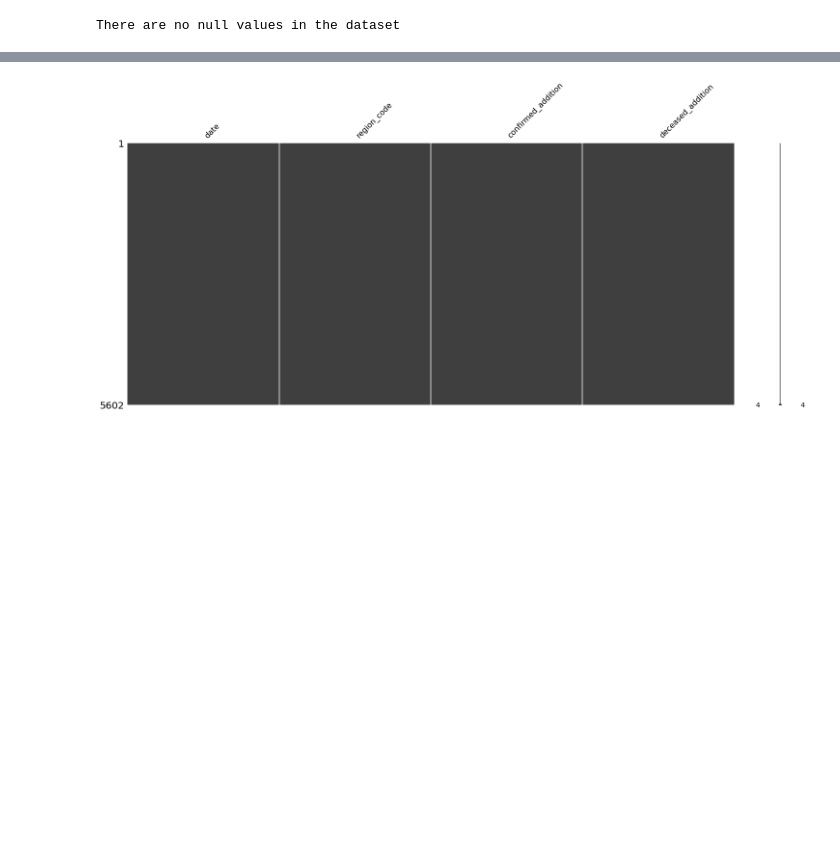
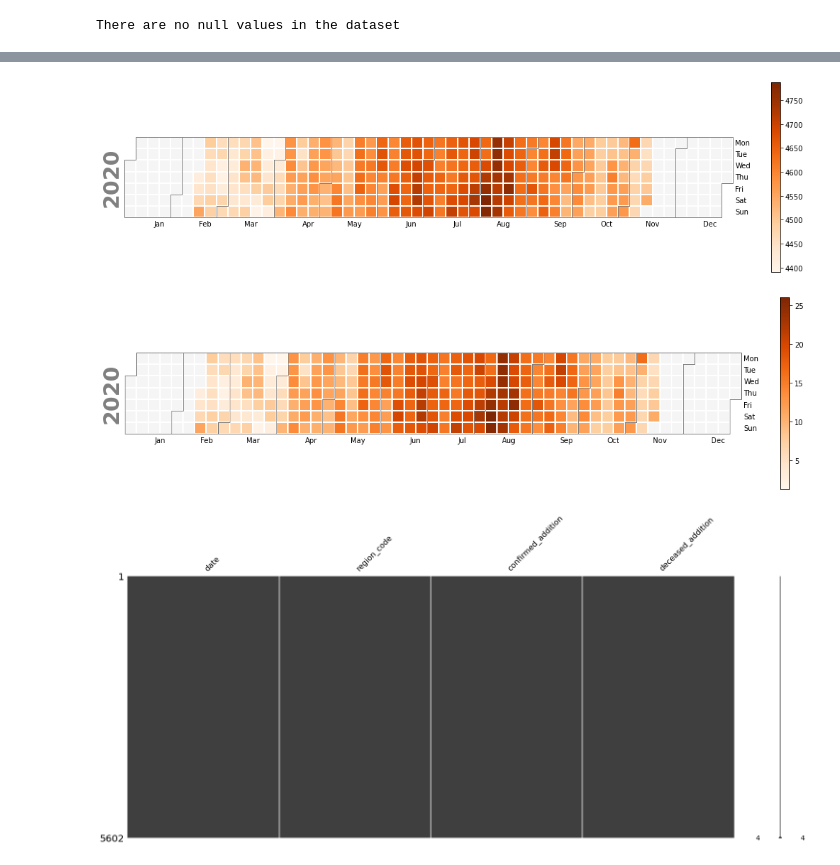
Before and after one commit to Florian335/fyp2021p02g10, a Jupyter notebook: Notebooks/Project2_florian.ipynb, the cells around one changed output, grey strips where cells are left out. Saved outputs shown, nothing was run; the diff lists cells and outputs as text; code cells hidden in the pictures; blank space fills up the shorter version.

Commit message:
calplots

```diff
--- a/Notebooks/Project2_florian.ipynb
+++ b/Notebooks/Project2_florian.ipynb
@@ -84,3 +69,17 @@ weather_data_de
+# %%
+weather_data_de = raw_data["weather"][raw_data["weather"]["iso3166-2"].str.startswith("DE")]
+ww = pd.DatetimeIndex(weather_data_de['date'])
+ww
+s = weather_data_de.set_index(ww)
+#calmap.yearplot(s['TemperatureAboveGround'])
+a = pd.Series(s['TemperatureAboveGround'])
+calplot.calplot(a, cmap='Oranges',colorbar = True,figsize = (16,4));
+calplot.calplot(weather_daily['Temp_Celsius'], cmap='Oranges',colorbar = True,figsize = (16,4));
+celsius = pd.DataFrame(weather_daily['TemperatureAboveGround'].subtract(273.15))
+weather_daily['Temp_Celsius'] = celsius
+# %% [output]
+[figure, added]
+[figure, added]
 # %%
 def dataset_checker_values(dataset,value):
     SA = dataset.copy()
```
Also changed, not shown: parts of 3 cells of this notebook.
